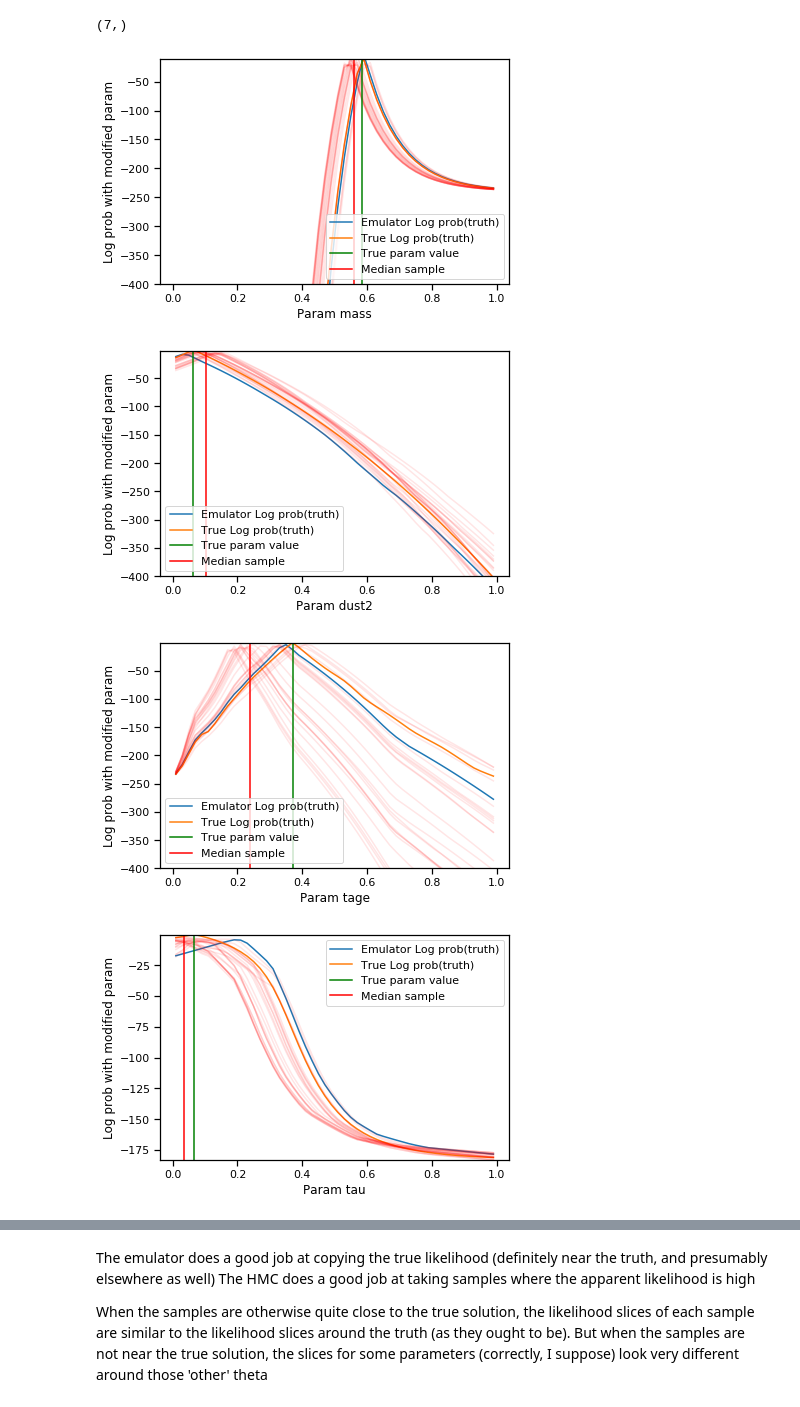
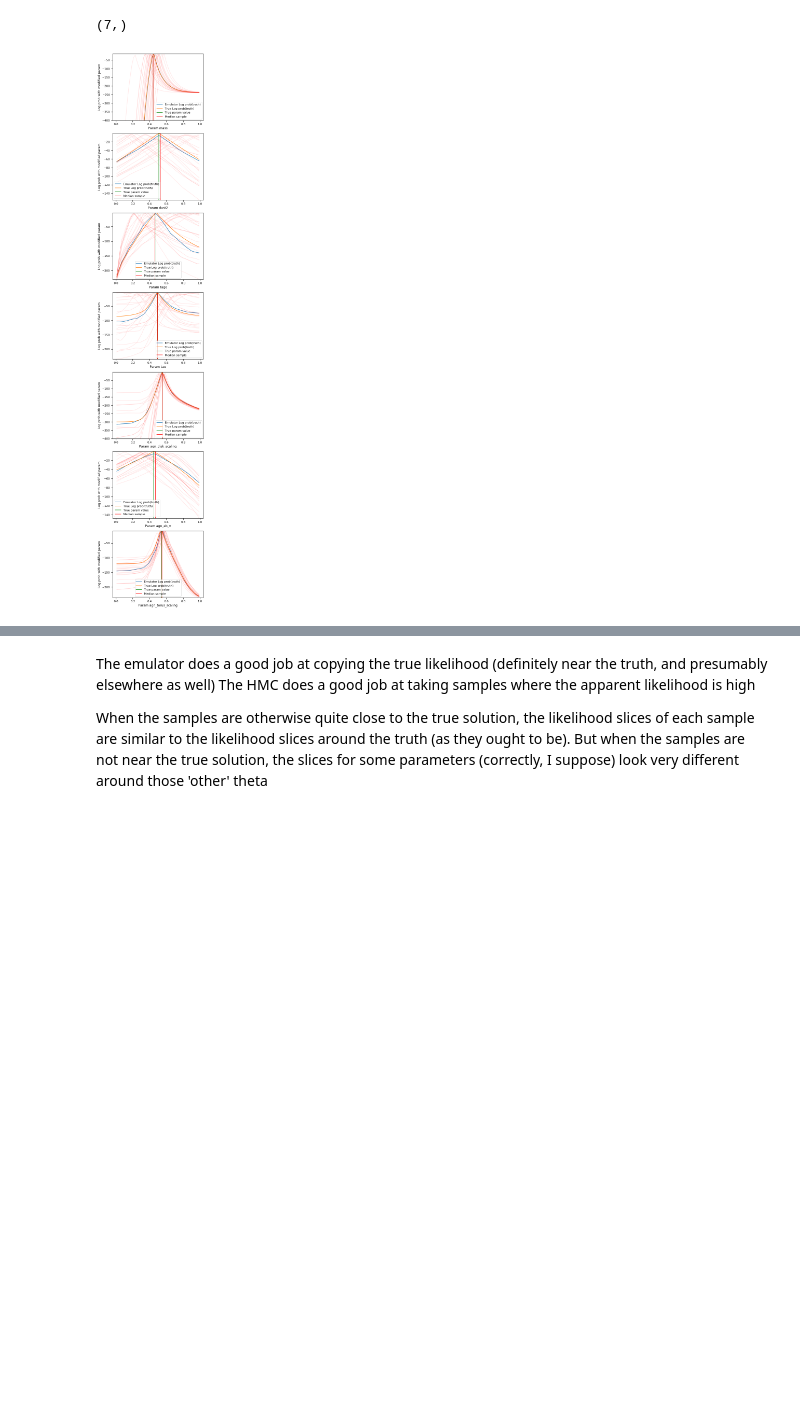
Before and after one commit to mwalmsley/agnfinder, a Jupyter notebook: notebooks/inference/visualise_likelihood.ipynb, the cells around one changed output, grey strips where cells are left out. Cells and saved outputs as stored; diff of their text form; code cells hidden in the pictures; blank space fills up the shorter version.

```diff
--- a/notebooks/inference/visualise_likelihood.ipynb
+++ b/notebooks/inference/visualise_likelihood.ipynb
@@ -62,7 +60,7 @@ y_test = y_test.astype(np.float32)
 # %% [output]
 WARNING:root:Using data loc /media/mike/beta/agnfinder/photometry_simulation_1000000.hdf5
 # %%
-galaxy_n = 5
+galaxy_n = 1977  # close to 0.5 in all params
 true_params = x_test[galaxy_n]
 true_observation = deep_emulator.denormalise_photometry(y_test[galaxy_n])
 # %%
@@ -103,7 +101,7 @@ plt.tight_layout()
 # %% [markdown]
 ### Load actual samples
 # %%
-galaxy_loc = 'results/emulated_sampling/latest_6000_96_roughly_correct/galaxy_{}_performance.h5'.format(galaxy_n)
+galaxy_loc = 'results/emulated_sampling/latest_128000_1_optimised/galaxy_{}_performance.h5'.format(galaxy_n)
 # galaxy_loc = 'results/emulated_sampling/latest_6000_96_random/galaxy_{}_performance.h5'.format(galaxy_n)
 # %%
 samples, _, _ = run_sampler.read_h5(galaxy_loc)
@@ -112,5 +114,5 @@ selected_indices = np.random.choice(range(len(samples)), 100)
 # %%
-selected_samples = samples[selected_indices, 2, :]  # only one chain
+selected_samples = samples[selected_indices, 0, :]  # only one chain
 # %% [markdown]
 # Visualise SED of Samples and True Theta for either FSPS or Emulator
 # %%
@@ -182,8 +184,11 @@ true_log_prob_fn = get_python_log_prob_fn(forward_model, problem.true_observatio
 # look at slices of log prob, where one param varies (0, 1) and the rest are the true solution
 # ideally, log prob is maximised in each case where the free param is near the true value
 # might not always be true due to degeneracy, but should mostly be true
+
+
+fig, axes = plt.subplots(nrows=len(params), figsize=(6, 30))
 for param_n, param in enumerate(params):
-    plt.figure()
+    ax = axes[param_n]
 
     # range to vary one param
     param_values = np.linspace(0.01, 0.99, 50)
@@ -198,7 +203,7 @@ for param_n, param in enumerate(params):
     # take the correct params and vary one param
     modified_from_true = np.stack([true_params for _ in range(len(param_values))])
     modified_from_true[:, param_n] = param_values
-    # take a few random samples and vary one paramsssssssssssssssssssssssssss
+    # take a few random samples and vary one param
     modified_from_sample = np.zeros((n_sample_log_probs, len(param_values), 7))
     for sample_n in range(n_sample_log_probs):
         base_sample = selected_samples[np.random.choice(len(selected_samples))]
@@ -208,44 +213,42 @@ for param_n, param in enumerate(params):
     # find log prob of emulator or truth (simulator) around true params
     emulator_log_prob_fn = api.get_log_prob_fn(problem.forward_model, problem.true_observation, batch_dim=len(param_values))
     emulator_log_prob_at_truth = emulator_log_prob_fn(tf.Variable(modified_from_true)).numpy()
     true_log_prob_at_truth = true_log_prob_fn(modified_from_true)
 
     # find log prob of emulator or truth (simulator) around samples
     for sample_n in range(n_sample_log_probs):
         theta = modified_from_sample[sample_n].astype(np.float32)
         emulator_log_prob_at_sample[sample_n] = emulator_log_prob_fn(tf.Variable(theta)).numpy()
 #         true_log_prob_at_sample[n] = true_log_prob_fn(modified_from_sample)
 
-    plt.plot(param_values, emulator_log_prob_at_truth, label='Emulator Log prob(truth)')
+    ax.plot(param_values, emulator_log_prob_at_truth, label='Emulator Log prob(truth)')
 
-    plt.plot(param_values, true_log_prob_at_truth, label='True Log prob(truth)')
+    ax.plot(param_values, true_log_prob_at_truth, label='True Log prob(truth)')
     for sample_n in range(n_sample_log_probs):
-        plt.plot(param_values, emulator_log_prob_at_sample[sample_n], alpha=0.1, color='r')
+        ax.plot(param_values, emulator_log_prob_at_sample[sample_n], alpha=0.1, color='r')
 #     plt.plot(param_values, true_log_prob_at_sample, label='True Log prob(sample)')
-    plt.xlabel(f'Param {param}')
-    plt.ylabel('Log prob with modified param')
+    ax.set_xlabel(f'Param {param}')
+    ax.set_ylabel('Log prob with modified param')
     lowest_logprob = np.min([true_log_prob_at_truth.min(), emulator_log_prob_at_truth.min(), emulator_log_prob_at_sample.min()])
 #     lowest_logprob = np.min([true_log_prob_at_truth.min(), emulator_log_prob_at_truth.min()])
     highest_logprob = np.max([true_log_prob_at_truth.max(), true_log_prob_at_truth.max()])
     lower_lim = np.max([-400, lowest_logprob])
     upper_lim = np.min([0, highest_logprob])
-    plt.ylim([lower_lim, upper_lim])
+    ax.set_ylim([lower_lim, upper_lim])
 
-    plt.axvline(true_params_2d[0, param_n].numpy(), c='g', label='True param value')
-    plt.axvline(np.median(selected_samples[:, param_n]), c='r', label='Median sample')
+    ax.axvline(true_params_2d[0, param_n].numpy(), c='g', label='True param value')
+    ax.axvline(np.median(selected_samples[:, param_n]), c='r', label='Median sample')
 
 
     # let's also calculate the log prob, according to emulator, at each sample
 #     selected_sample = selected_samples[np.random.choice(len(selected_samples), size=100, replace=False)]
 #     selected_log_probs = emulator_log_prob_fn(tf.Variable(selected_sample)).numpy()
 #     for sample_n, sample in enumerate(selected_sample):
 #         plt.axvline(sample[param_n], c='k', alpha=0.1)
 #         plt.scatter(sample[param_n], selected_log_probs[sample_n] , marker='+', color='r')
-    plt.legend()
-    plt.tight_layout()
+    ax.legend()
+
+plt.tight_layout()
 #    plt.savefig(os.path.join(test_figure_dir, 'log_prob_modified_param_{}.png'.format(param_index)))
 # %% [output]
-[figure, old version]
+[figure, new version]
-[figure, removed]
-[figure, removed]
-[figure, removed]
```
Also changed, not shown: parts of 8 cells of this notebook, 5 other files.
